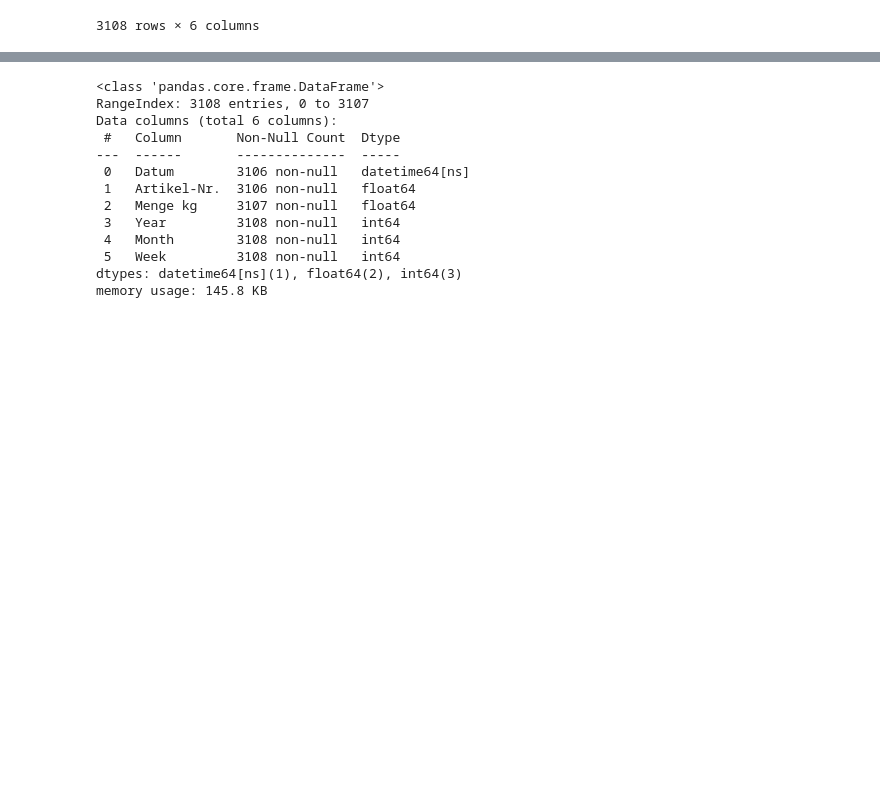
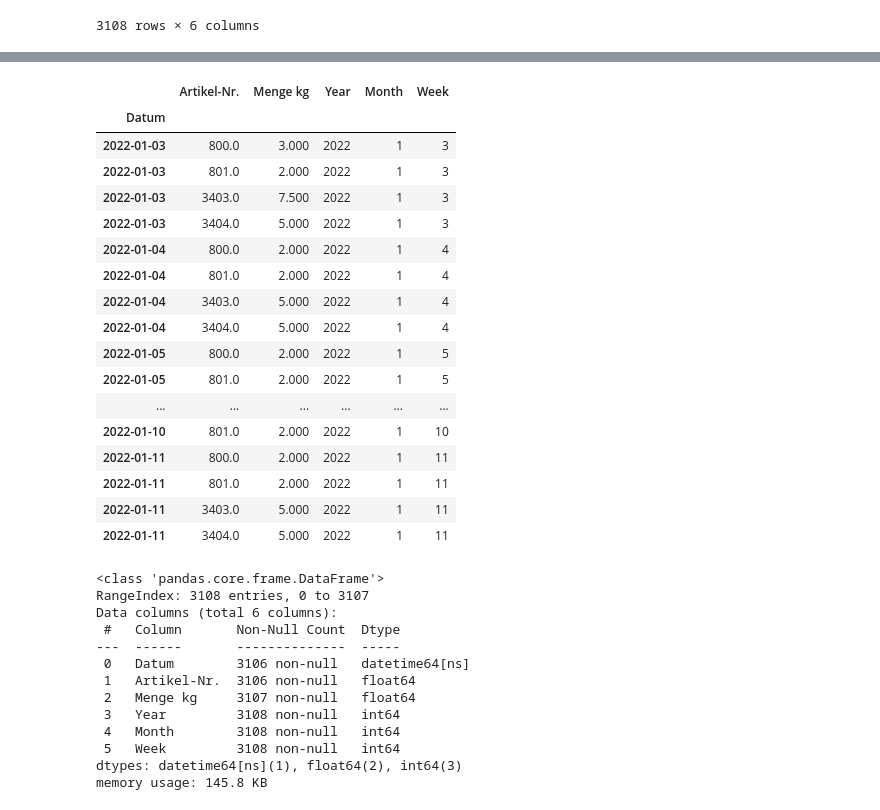
Before and after one commit to Julien-Dufresne/product_prognostic, a Jupyter notebook: Praktikum_prices_1_understanding_time_series.ipynb, the cells around one changed output, grey strips where cells are left out. Drawn from its saved outputs; the diff is of its cells as text; code cells hidden in the pictures; blank space fills up the shorter version.

```diff
--- a/Praktikum_prices_1_understanding_time_series.ipynb
+++ b/Praktikum_prices_1_understanding_time_series.ipynb
@@ -98,3 +71,24 @@ products_df["Menge kg"] = pd.to_numeric(
+# %%
+products_df.head(30)
+# %% [output]
+|  | Artikel-Nr. | Menge kg | Year | Month | Week |
+| Datum |  |  |  |  |  |
+| 2022-01-03 | 800.0 | 3.000 | 2022 | 1 | 3 |
+| 2022-01-03 | 801.0 | 2.000 | 2022 | 1 | 3 |
+| 2022-01-03 | 3403.0 | 7.500 | 2022 | 1 | 3 |
+| 2022-01-03 | 3404.0 | 5.000 | 2022 | 1 | 3 |
+| 2022-01-04 | 800.0 | 2.000 | 2022 | 1 | 4 |
+| 2022-01-04 | 801.0 | 2.000 | 2022 | 1 | 4 |
+| 2022-01-04 | 3403.0 | 5.000 | 2022 | 1 | 4 |
+| 2022-01-04 | 3404.0 | 5.000 | 2022 | 1 | 4 |
+| 2022-01-05 | 800.0 | 2.000 | 2022 | 1 | 5 |
+| 2022-01-05 | 801.0 | 2.000 | 2022 | 1 | 5 |
+| ... | ... | ... | ... | ... | ... |
+| 2022-01-10 | 801.0 | 2.000 | 2022 | 1 | 10 |
+| 2022-01-11 | 800.0 | 2.000 | 2022 | 1 | 11 |
+| 2022-01-11 | 801.0 | 2.000 | 2022 | 1 | 11 |
+| 2022-01-11 | 3403.0 | 5.000 | 2022 | 1 | 11 |
+| 2022-01-11 | 3404.0 | 5.000 | 2022 | 1 | 11 |
 # %%
 products_df.info()
 # %% [output]
```
Also changed, not shown: parts of 20 cells of this notebook.
